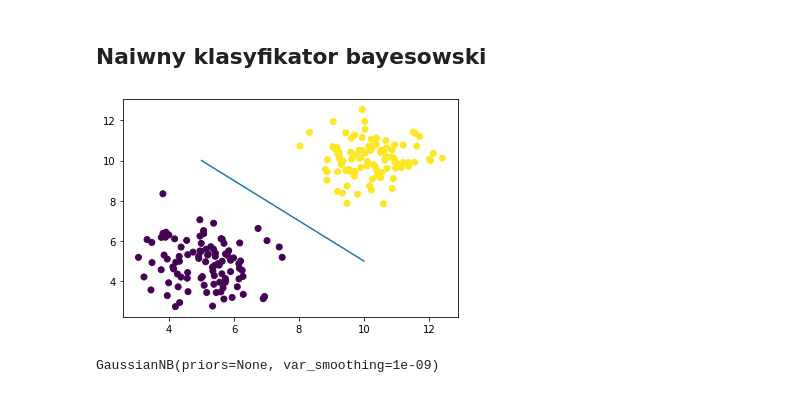
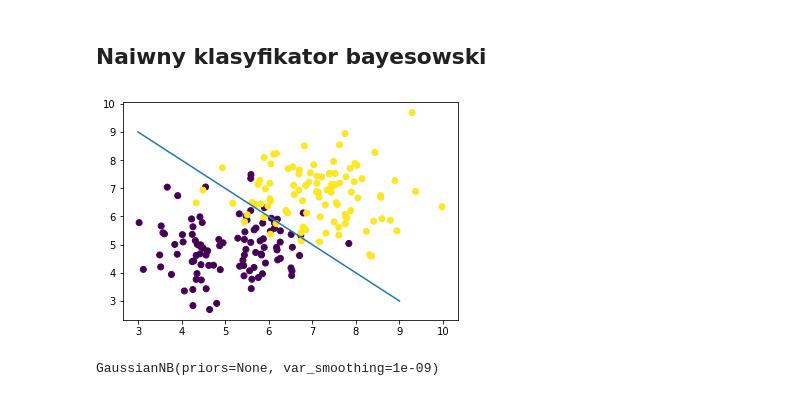
Before and after one commit to xenteros/data-science-training, a Jupyter notebook: Naive_Bayes.ipynb, the cells around one changed output. Saved outputs shown, nothing was run; the diff lists cells and outputs as text; code cells hidden in the pictures.

Commit message:
Decrease distance in mesh visualization

```diff
--- a/Naive_Bayes.ipynb
+++ b/Naive_Bayes.ipynb
@@ -8,15 +8,15 @@ import matplotlib.pyplot as plt
 # %%
 # losowe dane dla dwóch klas, przy przesunięciu środka rozkładu
 train_data = np.vstack((np.random.normal(size=(100, 2), loc=5),
-                        np.random.normal(size=(100, 2), loc=10)))
+                        np.random.normal(size=(100, 2), loc=7)))
 train_labels = np.hstack((np.zeros(100), np.ones(100)))
 # %%
 fig, ax = plt.subplots()
 ax.scatter(train_data[:, 0], train_data[:, 1], c=train_labels)
-ax.plot(range(5, 11), range(10, 4, -1))
+ax.plot(range(3, 10), range(9, 2, -1))
 plt.show()
 # %% [output]
-[figure, old version]
+[figure, new version]
 # %%
 def get_grid(data):
     x_min, x_max = data[:, 0].min() - 1, data[:, 0].max() + 1
```
Also changed, not shown: parts of 3 cells of this notebook.
